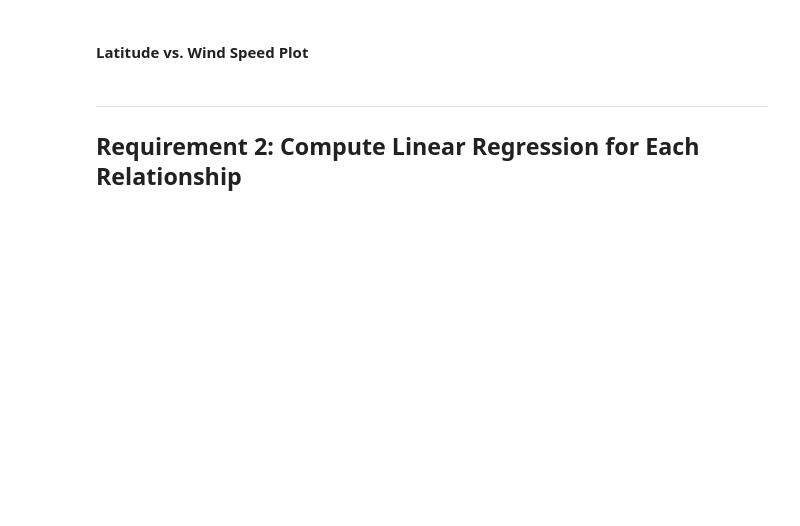
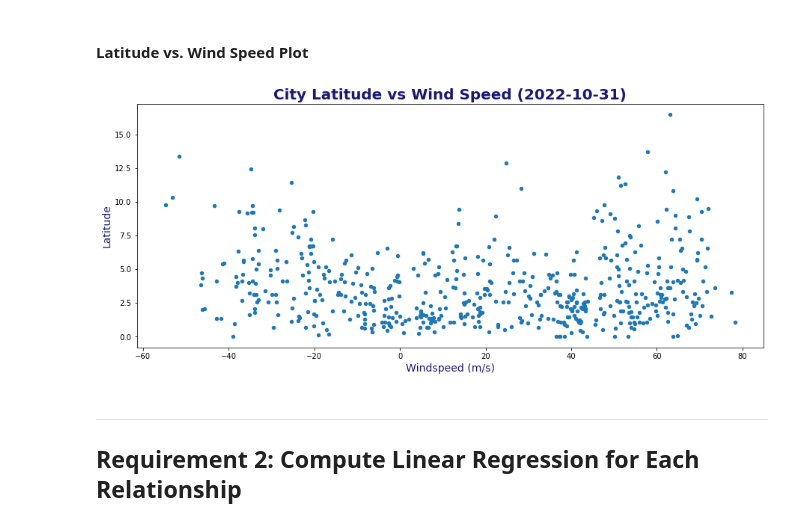
Before and after one commit to JeffPinegar/python-api-challenge, a Jupyter notebook: WeatherPy/JSP WeatherPy.ipynb, the cells around one changed output. Cells and saved outputs as stored; diff of their text form; code cells hidden in the pictures; blank space fills up the shorter version.

```diff
--- a/WeatherPy/JSP WeatherPy.ipynb
+++ b/WeatherPy/JSP WeatherPy.ipynb
@@ -268,3 +281,34 @@ plt.show()
+# %%
+# Build the scatter plots for latitude vs. wind speed
+# YOUR CODE HERE
+
+title='City Latitude vs Wind Speed (2022-10-31)'
+ylabel = 'Windspeed (m/s)'
+xlabel = 'Latitude'
+ycol = 'Wind Speed'
+xcol = 'Lat'
+numfig = 4
+filename = f'Fig{numfig}_{xlabel}_vs_Windspeed.jpg'
+
+# Build the scatter plots for latitude vs. cloudiness
+city_data_df.plot.scatter( x=xcol, y=ycol, figsize=(15, 6))
+
+# Incorporate the other graph properties
+plt.xlabel(ylabel, fontsize = 14, color = 'midnightblue' )
+plt.ylabel(xlabel, fontsize = 14, color = 'midnightblue')
+plt.title(title,
+           fontsize = 20,
+           color = 'midnightblue',
+           fontweight="bold");
+
+
+save_fig = os.path.join('.','output', filename)             # Prepare to save the figure
+plt.savefig(save_fig, bbox_inches='tight')                  # Save the figure
+
+# Show plot
+plt.show()
+# %% [output]
+[figure, added]
 # %% [markdown]
 ---
 
```
Also changed, not shown: parts of 20 cells of this notebook, 5 other files.
